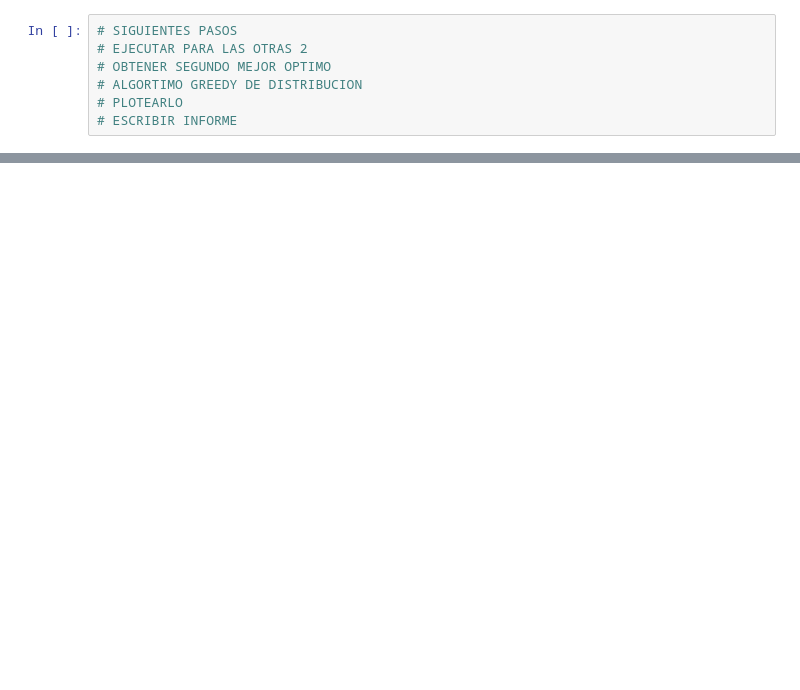
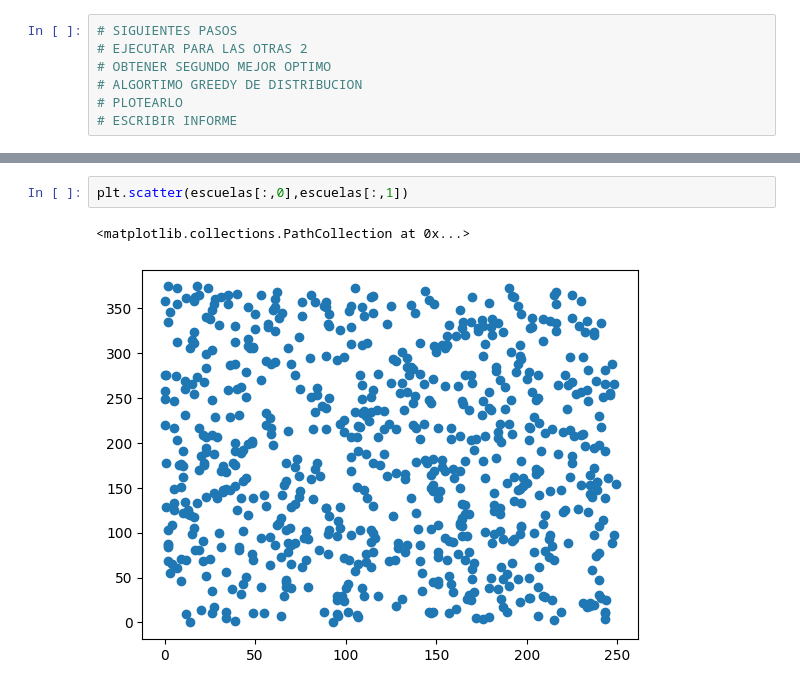
Before and after one commit to Emiliano-Torres/TP_INVOP_Programacion_Lineal, a Jupyter notebook: TP_INVOP.ipynb, the cells around one changed output, grey strips where cells are left out. Cells and saved outputs as stored; diff of their text form; blank space fills up the shorter version.

```diff
--- a/TP_INVOP.ipynb
+++ b/TP_INVOP.ipynb
@@ -195,0 +285,5 @@ len(a)
+# %%
+plt.scatter(escuelas[:,0],escuelas[:,1])
+# %% [output]
+<matplotlib.collections.PathCollection at 0x...>
+[figure, added]
```
Also changed, not shown: parts of 14 cells of this notebook.
